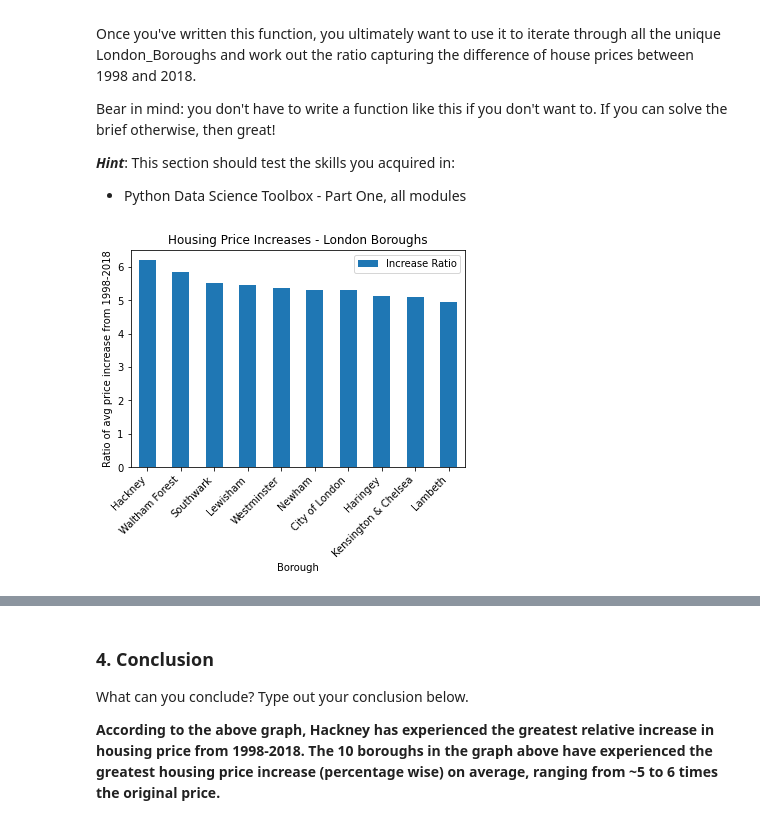
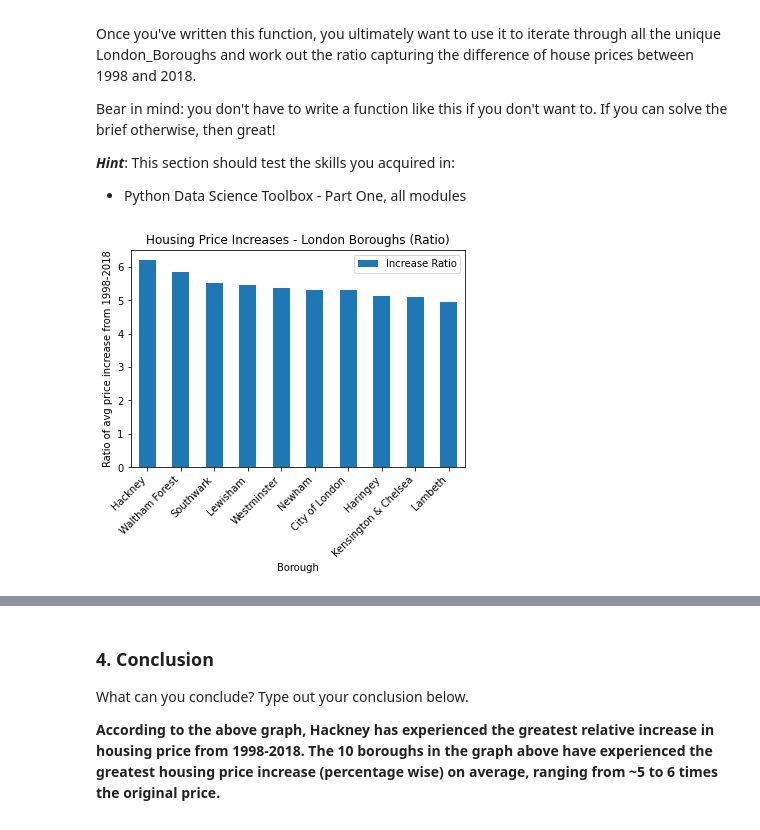
Before and after one commit to achung3071/London-Housing-Case-Study, a Jupyter notebook: London-Housing-Case-Study-Tier-3.ipynb, the cells around one changed output, grey strips where cells are left out. Cells and saved outputs as stored; diff of their text form; code cells hidden in the pictures.

```diff
--- a/London-Housing-Case-Study-Tier-3.ipynb
+++ b/London-Housing-Case-Study-Tier-3.ipynb
@@ -362,17 +362,17 @@ Bear in mind: you don't have to write a function like this if you don't want to.
 # %%
 def calculate_increase_ratio(yearly_averages):
     yearly_averages = yearly_averages.set_index('Year')
     ratio = yearly_averages.loc[2018, 'Avg Price'] / yearly_averages.loc[1998, 'Avg Price']
     return pd.Series({'Increase Ratio': ratio})
 
 price_increase_ratios = df_yearly.groupby('Borough').apply(calculate_increase_ratio).reset_index()
 largest_ratios = price_increase_ratios.nlargest(10, columns='Increase Ratio')
 
 ax = largest_ratios.plot(kind='bar')
-ax.set_title('Housing Price Increases - London Boroughs')
+ax.set_title('Housing Price Increases - London Boroughs (Ratio)')
 ax.set_xticklabels(largest_ratios.Borough, rotation=45, ha='right')
 ax.set_xlabel('Borough')
 ax.set_ylabel('Ratio of avg price increase from 1998-2018')
 plt.show()
 # %% [output]
-[figure, old version]
+[figure, new version]
```
Also changed, not shown: parts of 7 cells of this notebook.
